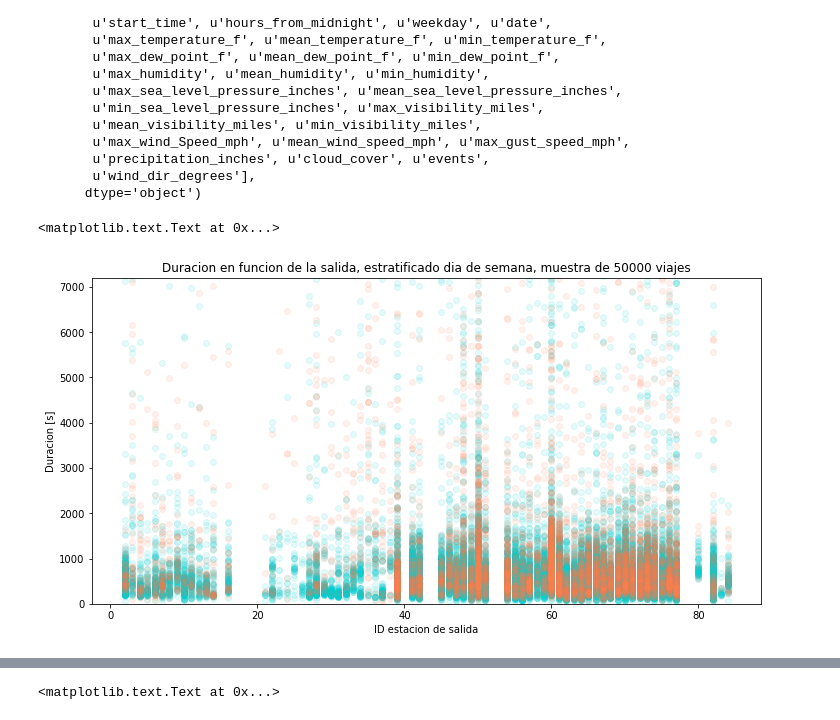
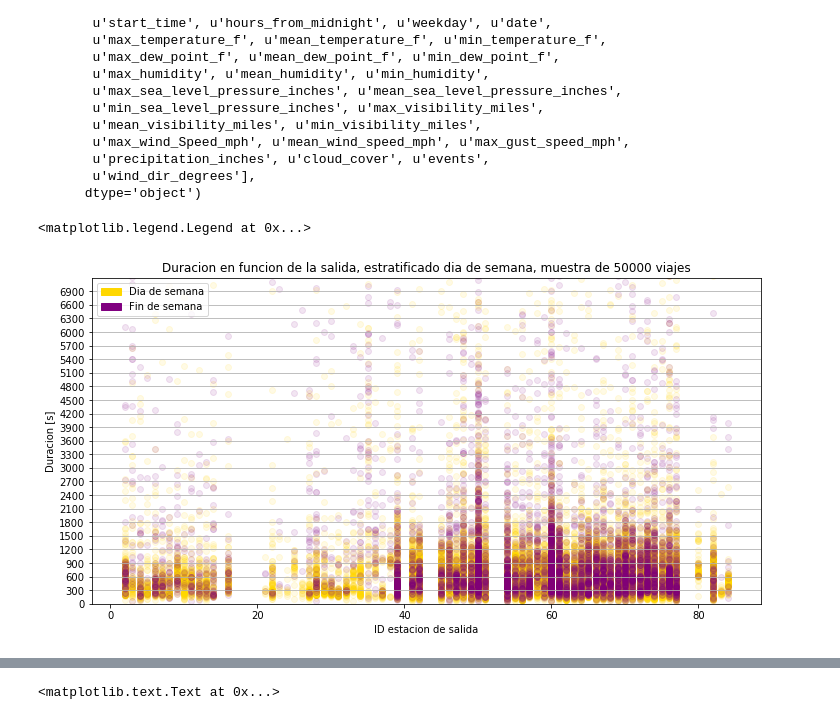
Before and after one commit to pabloernesto/sfBikes, a Jupyter notebook: hora_duracion.ipynb, the cells around one changed output, grey strips where cells are left out. Saved outputs shown, nothing was run; the diff lists cells and outputs as text; code cells hidden in the pictures.

```diff
--- a/hora_duracion.ipynb
+++ b/hora_duracion.ipynb
@@ -56,15 +57,19 @@ Index([u'id', u'duration', u'start_date', u'start_station_name',
 # %%
 plt.figure(figsize=(12,6))
 plt.ylim(0,7200)
+plt.yticks(range(0,7200,300))
+plt.grid(axis='y')
 plt.scatter(x=sample.loc[sample['weekday'] < 5, 'start_station_id'],
             y=sample.loc[sample['weekday'] < 5, 'duration'],\
-            c='darkturquoise', alpha=0.1)
+            c='gold', alpha=0.1)
 plt.scatter(x=sample.loc[sample['weekday'] >= 5, 'start_station_id'],
             y=sample.loc[sample['weekday'] >= 5, 'duration'],\
-            c='coral', alpha=0.1)
+            c='purple', alpha=0.1)
 plt.title("Duracion en funcion de la salida, estratificado dia de semana, muestra de 50000 viajes")
 plt.xlabel("ID estacion de salida")
 plt.ylabel("Duracion [s]")
+plt.legend(handles=[mpatches.Patch(color='gold', label='Dia de semana'),\
+                    mpatches.Patch(color='purple', label='Fin de semana')])
 # %% [output]
-<matplotlib.text.Text at 0x...>
+<matplotlib.legend.Legend at 0x...>
-[figure, old version]
+[figure, new version]
```
Also changed, not shown: parts of 7 cells of this notebook.
